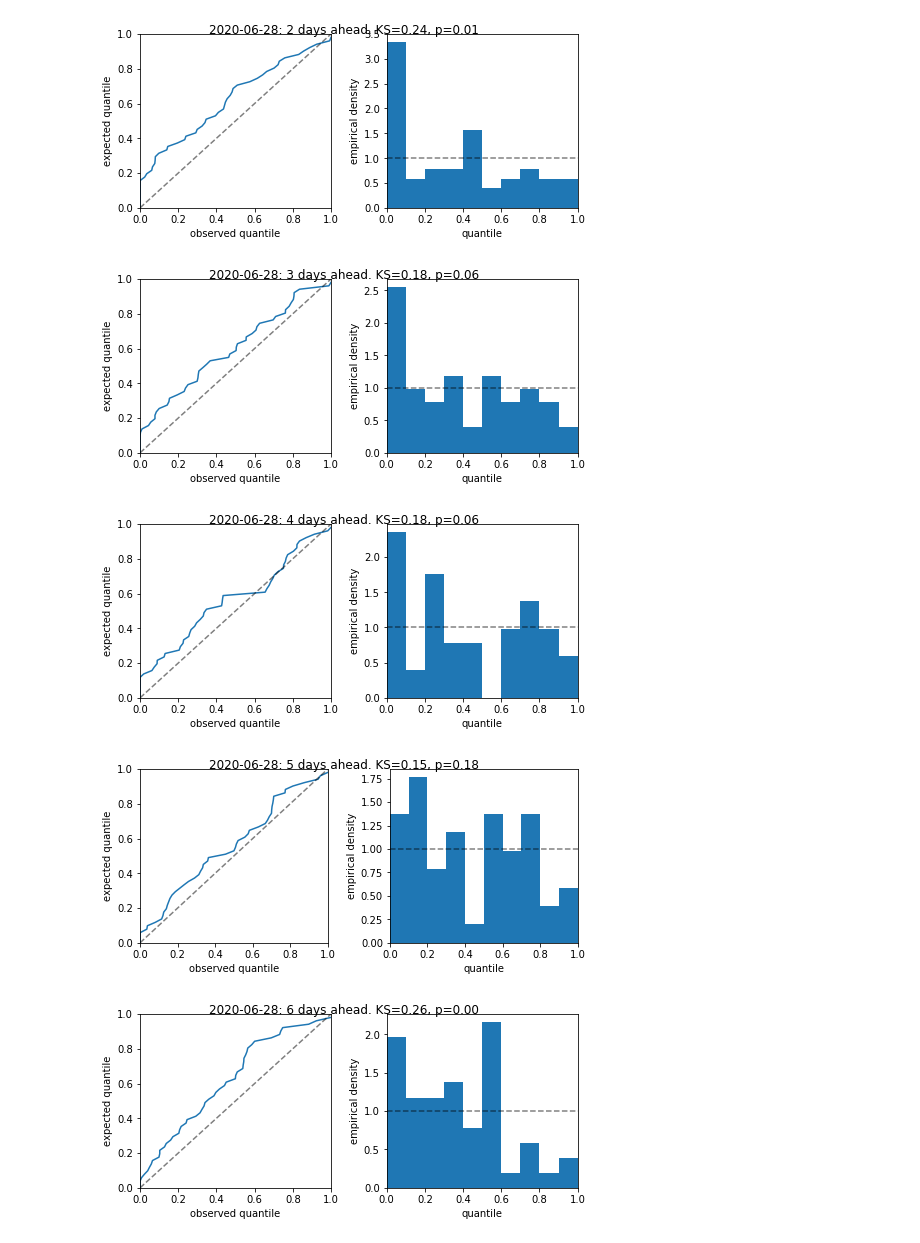
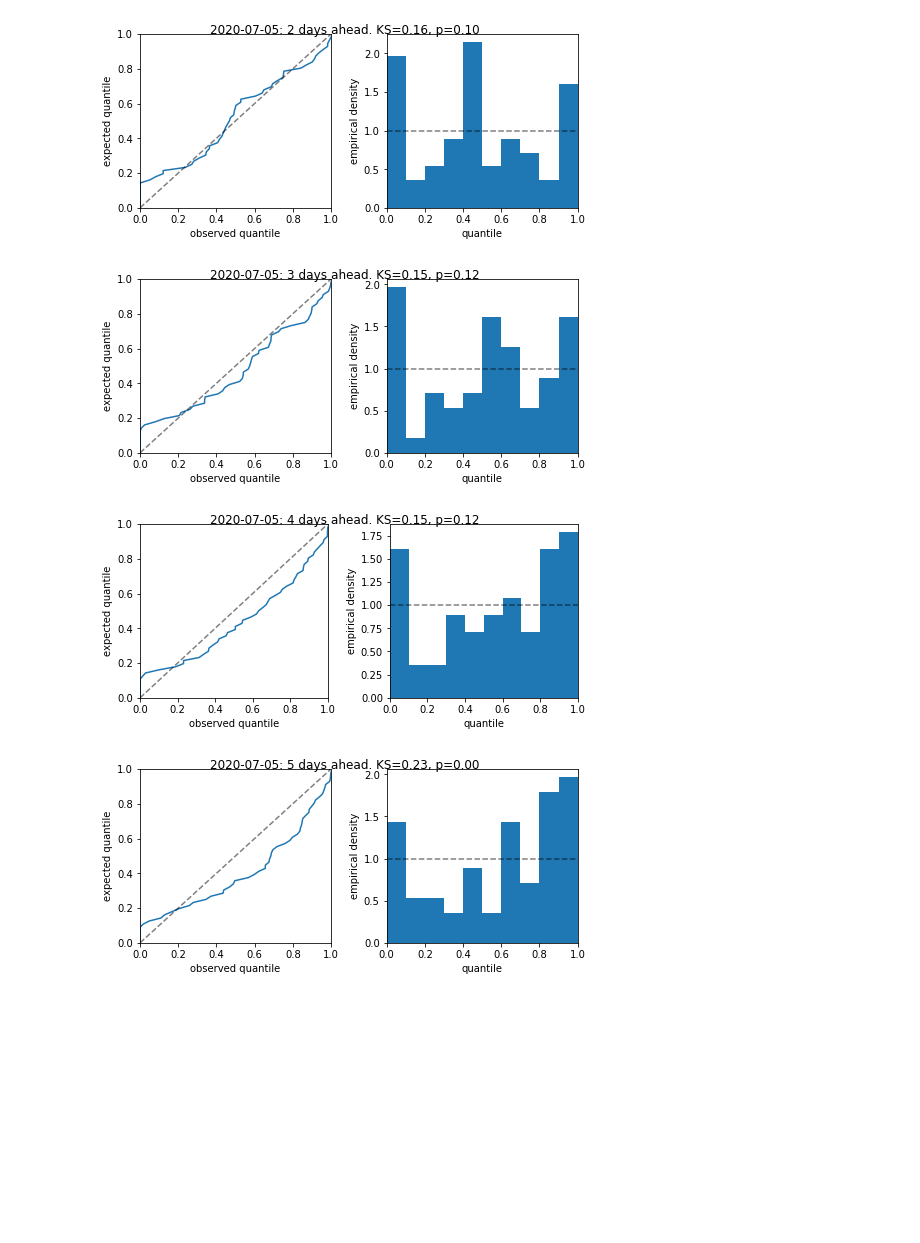
Before and after one commit to dsheldon/covid, a Jupyter notebook: scripts/Validation.ipynb, the cells around one changed output. Cells and saved outputs as stored; diff of their text form; code cells hidden in the pictures; blank space fills up the shorter version.

```diff
--- a/scripts/Validation.ipynb
+++ b/scripts/Validation.ipynb
@@ -51,7 +51,9 @@ forecast_date = '2020-05-31'
 #forecast_date = '2020-06-07'
 #forecast_date = '2020-06-14'
 #forecast_date = '2020-06-21'
+forecast_date = '2020-06-21'
 forecast_date = '2020-06-28'
+forecast_date = '2020-07-05'
 
 #config_name = 'strongest_prior'
 #model_type=covid.models.SEIRD.SEIRD
@@ -126,6 +126,5 @@ Scoring all places for 2020-06-28 forecast
-[figure, old version]
+[figure, new version]
-[figure, old version]
+[figure, new version]
-[figure, old version]
+[figure, new version]
-[figure, old version]
+[figure, new version]
-[figure, removed]
 # %%
```
Also changed, not shown: parts of 2 cells of this notebook, 7 other files.
